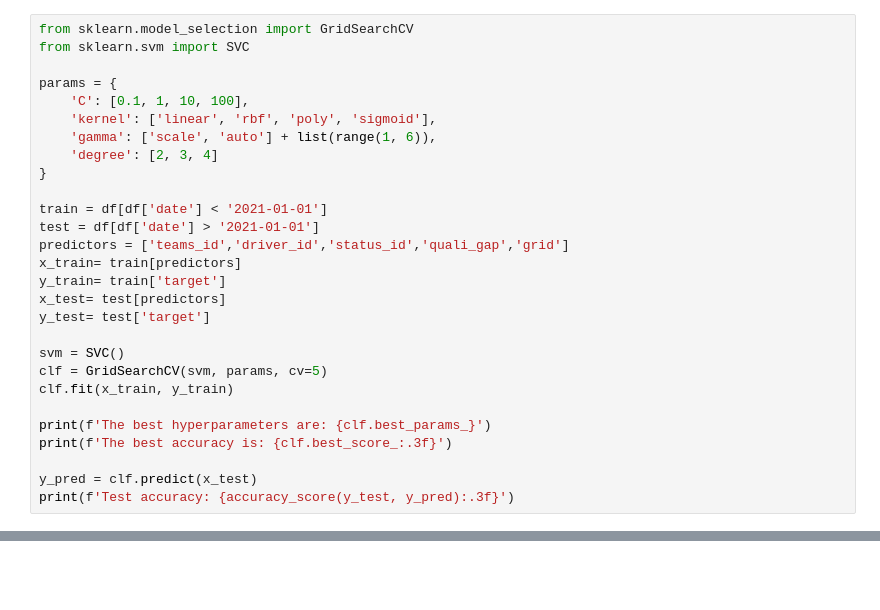
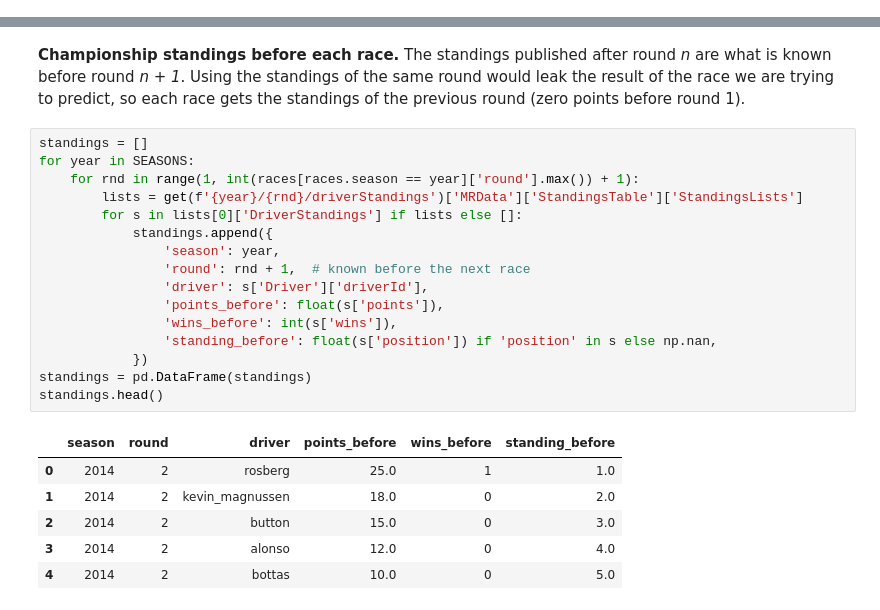
Before and after one commit to AlexandreBurhan/Formula-1-Winners-prediction, a Jupyter notebook: Formula1CodeAlex.ipynb, the cells around one changed output, grey strips where cells are left out. Cells and saved outputs as stored; diff of their text form; blank space fills up the shorter version.

```diff
--- a/Formula1CodeAlex.ipynb
+++ b/Formula1CodeAlex.ipynb
@@ -1255,28 +0,0 @@ Test accuracy: 0.952
-# %%
-from sklearn.model_selection import GridSearchCV
-from sklearn.svm import SVC
-
-params = {
-    'C': [0.1, 1, 10, 100],
-    'kernel': ['linear', 'rbf', 'poly', 'sigmoid'],
-    'gamma': ['scale', 'auto'] + list(range(1, 6)),
-    'degree': [2, 3, 4]
-}
-
-train = df[df['date'] < '2021-01-01']
-test = df[df['date'] > '2021-01-01']
-predictors = ['teams_id','driver_id','status_id','quali_gap','grid']
-x_train= train[predictors]
-y_train= train['target']
-x_test= test[predictors]
-y_test= test['target']
-
-svm = SVC()
-clf = GridSearchCV(svm, params, cv=5)
-clf.fit(x_train, y_train)
-
-print(f'The best hyperparameters are: {clf.best_params_}')
-print(f'The best accuracy is: {clf.best_score_:.3f}')
-
-y_pred = clf.predict(x_test)
-print(f'Test accuracy: {accuracy_score(y_test, y_pred):.3f}')
@@ -1373,0 +110,25 @@ print(f"The classification report is:\n{classification_report(y_test, y_pred)}")
+# %% [markdown]
+**Championship standings before each race.** The standings published after round *n* are what is known before round *n + 1*. Using the standings of the same round would leak the result of the race we are trying to predict, so each race gets the standings of the previous round (zero points before round 1).
+# %%
+standings = []
+for year in SEASONS:
+    for rnd in range(1, int(races[races.season == year]['round'].max()) + 1):
+        lists = get(f'{year}/{rnd}/driverStandings')['MRData']['StandingsTable']['StandingsLists']
+        for s in lists[0]['DriverStandings'] if lists else []:
+            standings.append({
+                'season': year,
+                'round': rnd + 1,  # known before the next race
+                'driver': s['Driver']['driverId'],
+                'points_before': float(s['points']),
+                'wins_before': int(s['wins']),
+                'standing_before': float(s['position']) if 'position' in s else np.nan,
+            })
+standings = pd.DataFrame(standings)
+standings.head()
+# %% [output]
+|  | season | round | driver | points_before | wins_before | standing_before |
+| 0 | 2014 | 2 | rosberg | 25.0 | 1 | 1.0 |
+| 1 | 2014 | 2 | kevin_magnussen | 18.0 | 0 | 2.0 |
+| 2 | 2014 | 2 | button | 15.0 | 0 | 3.0 |
+| 3 | 2014 | 2 | alonso | 12.0 | 0 | 4.0 |
+| 4 | 2014 | 2 | bottas | 10.0 | 0 | 5.0 |
```
Also changed, not shown: parts of 111 cells of this notebook, 5 other files.
